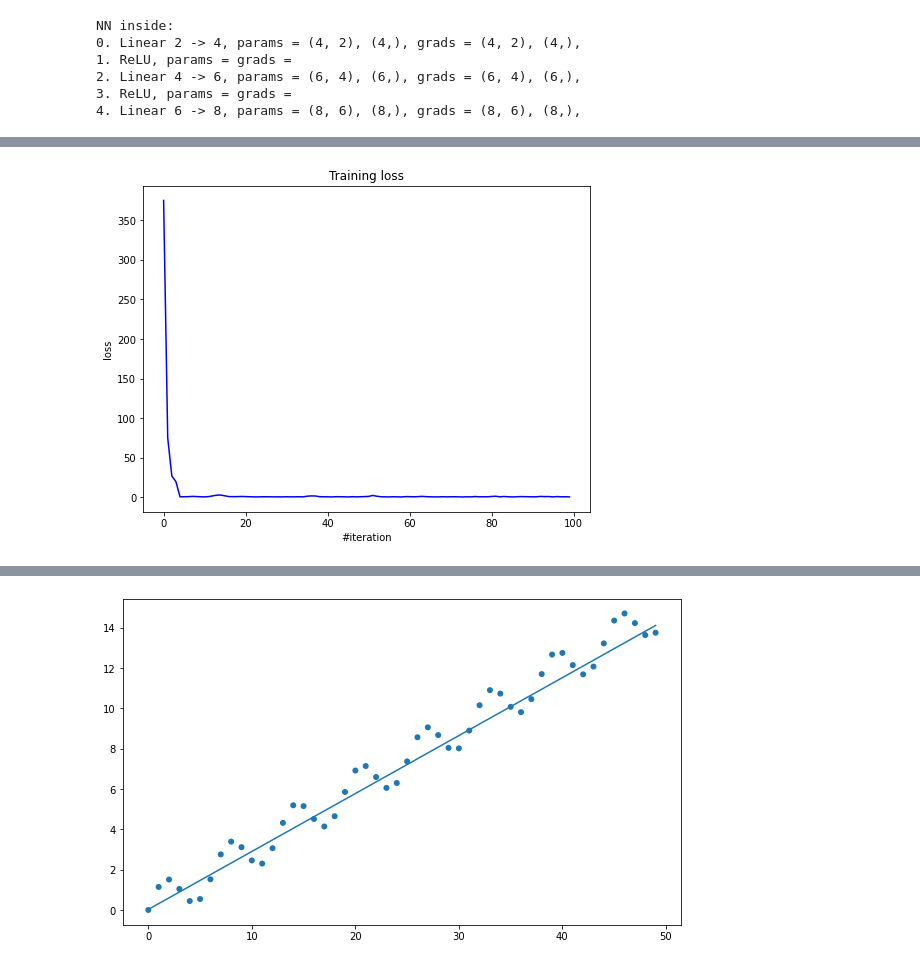
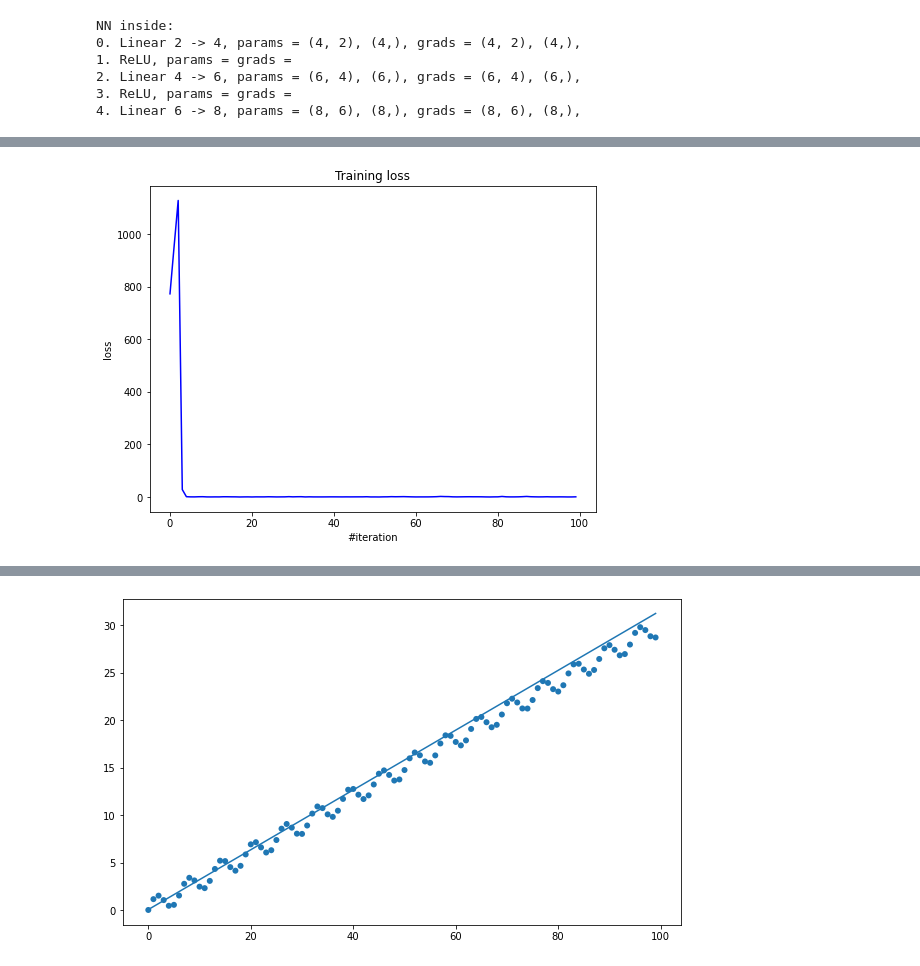
Before and after one commit to EmperorNao/NN, a Jupyter notebook: hw1/hw1.ipynb, the cells around one changed output, grey strips where cells are left out. Saved outputs shown, nothing was run; the diff lists cells and outputs as text; code cells hidden in the pictures.

```diff
--- a/hw1/hw1.ipynb
+++ b/hw1/hw1.ipynb
@@ -49,9 +49,10 @@ import numpy as np
 import matplotlib.pyplot as plt
 from IPython import display
 # %%
-N = 50
+N = 100
 
 X = np.arange(N)
+
 Y = 0.3 * X + np.sin(X)
 Y2 = Y * Y
 Y3 = np.random.normal(0, 10, size=N)
@@ -119,11 +120,11 @@ def train(net, criterion, X, Y, optimizer_config, n_epoch, batch_size):
         print('Current loss: %f' % loss)
 # %%
 net = build_mlp([1, 1])
-train(net, MSECriterion(), X[:, None], Y[:, None], {'learning_rate': 0.001}, 20, 10)
+train(net, MSECriterion(), X[:int(N/2), None], Y[:int(N/2), None], {'learning_rate': 0.001}, 20, 10)
 
 plt.figure(figsize=(10, 6))
 plt.scatter(X, Y, edgecolors= 'none')
 plt.plot(X, net.forward(X[:, None]))
 plt.show()
 # %% [output]
-[figure, old version]
+[figure, new version]
@@ -131,3 +132,3 @@ Current loss: 0.448919
-[figure, old version]
+[figure, new version]
 # %%
 net = build_mlp([1, 1])
```
Also changed, not shown: parts of 7 cells of this notebook.
